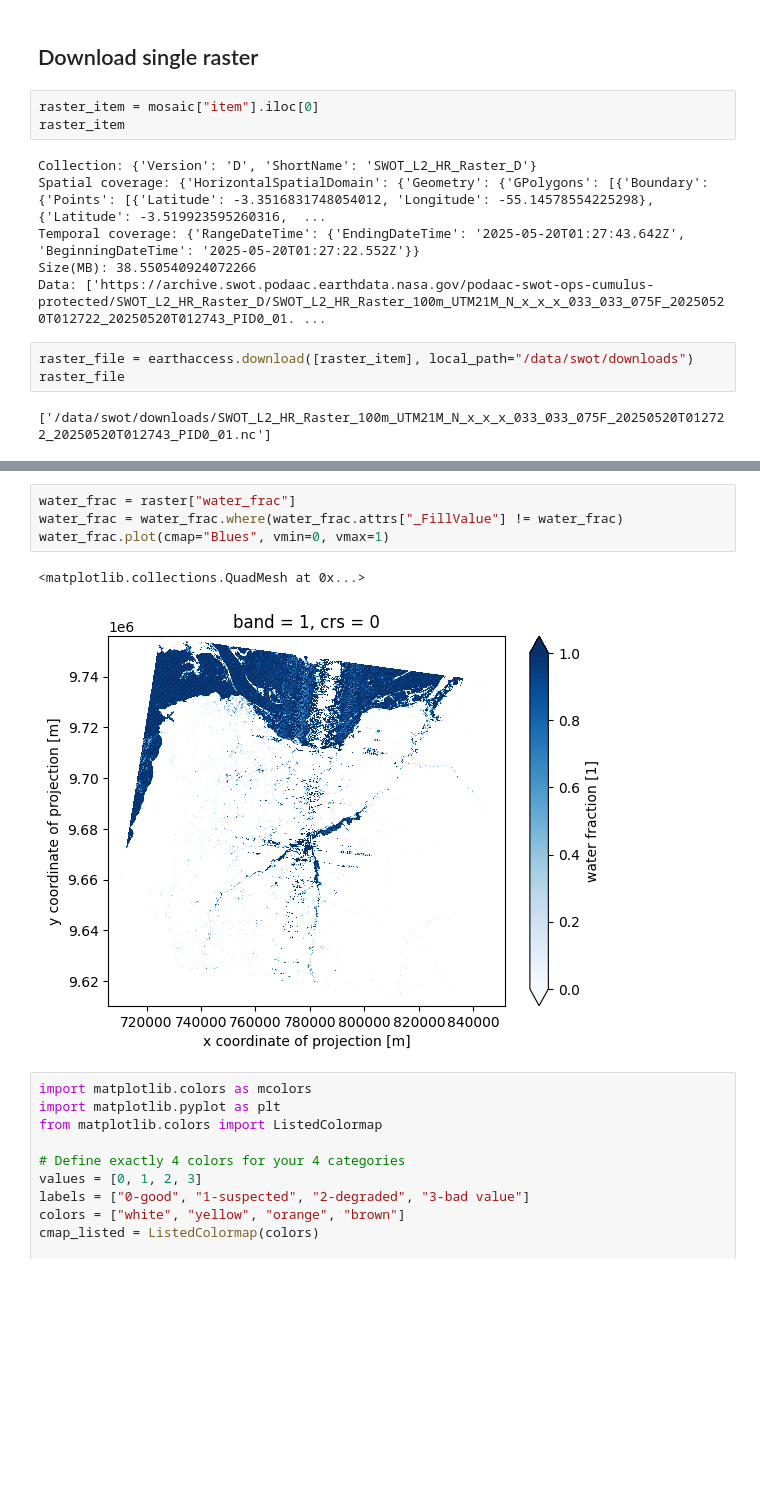
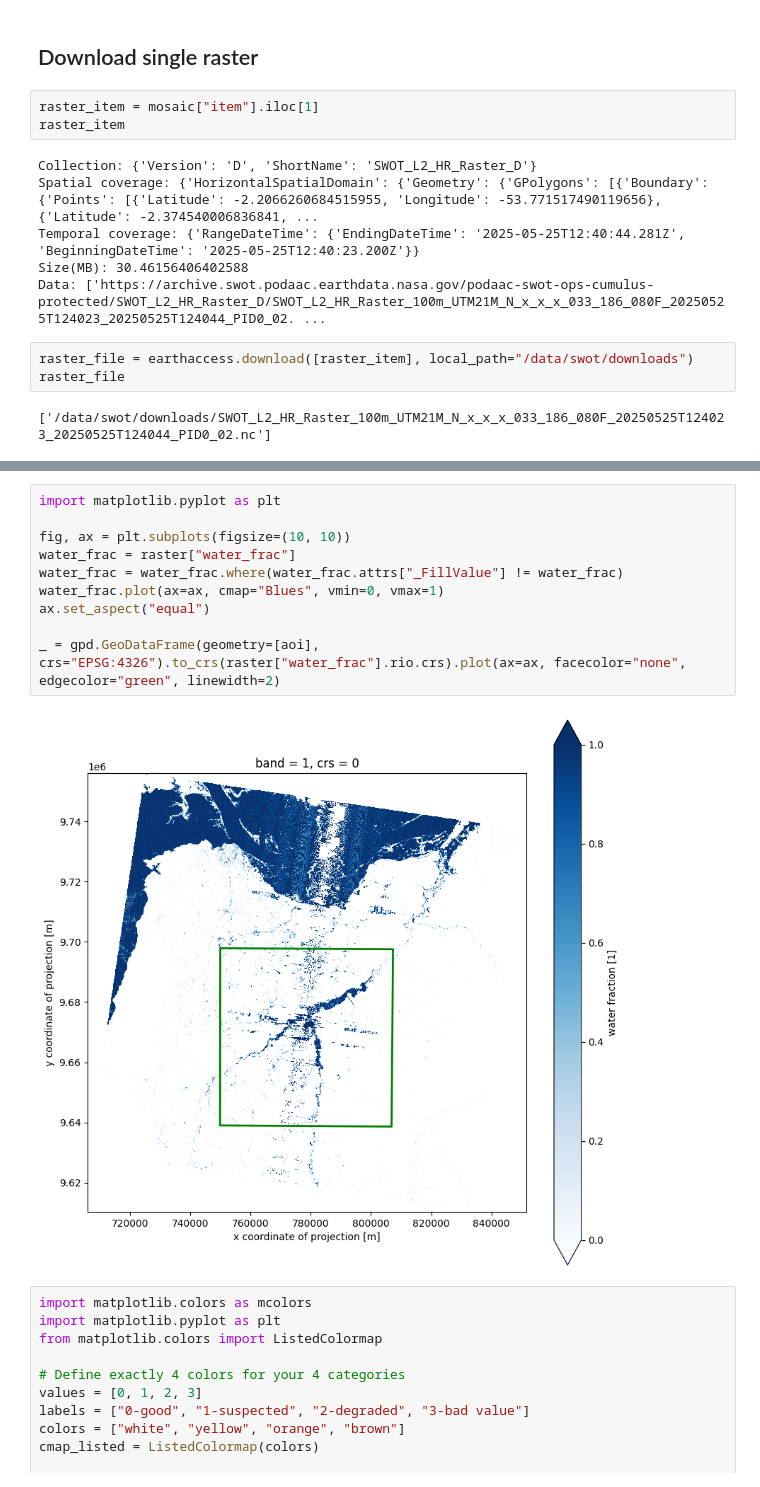
Before and after one commit to cordmaur/swot, a Jupyter notebook: nbs/11-SWOT_Raster_pipeline.ipynb, the cells around one changed output, grey strips where cells are left out. Drawn from its saved outputs; the diff is of its cells as text; blank space fills up the shorter version.

```diff
--- a/nbs/11-SWOT_Raster_pipeline.ipynb
+++ b/nbs/11-SWOT_Raster_pipeline.ipynb
@@ -96,19 +97,19 @@ footprints_df.plot(ax=ax, color="none")
 # %% [markdown]
 ## Download single raster
 # %%
-raster_item = mosaic["item"].iloc[0]
+raster_item = mosaic["item"].iloc[1]
 raster_item
 # %% [output]
 Collection: {'Version': 'D', 'ShortName': 'SWOT_L2_HR_Raster_D'}
-Spatial coverage: {'HorizontalSpatialDomain': {'Geometry': {'GPolygons': [{'Boundary': {'Points': [{'Latitude': -3.3516831748054012, 'Longitude': -55.14578554225298}, {'Latitude': -3.519923595260316,  ...
-Temporal coverage: {'RangeDateTime': {'EndingDateTime': '2025-05-20T01:27:43.642Z', 'BeginningDateTime': '2025-05-20T01:27:22.552Z'}}
-Size(MB): 38.550540924072266
-Data: ['https://archive.swot.podaac.earthdata.nasa.gov/podaac-swot-ops-cumulus-protected/SWOT_L2_HR_Raster_D/SWOT_L2_HR_Raster_100m_UTM21M_N_x_x_x_033_033_075F_20250520T012722_20250520T012743_PID0_01. ...
+Spatial coverage: {'HorizontalSpatialDomain': {'Geometry': {'GPolygons': [{'Boundary': {'Points': [{'Latitude': -2.2066260684515955, 'Longitude': -53.771517490119656}, {'Latitude': -2.374540006836841, ...
+Temporal coverage: {'RangeDateTime': {'EndingDateTime': '2025-05-25T12:40:44.281Z', 'BeginningDateTime': '2025-05-25T12:40:23.200Z'}}
+Size(MB): 30.46156406402588
+Data: ['https://archive.swot.podaac.earthdata.nasa.gov/podaac-swot-ops-cumulus-protected/SWOT_L2_HR_Raster_D/SWOT_L2_HR_Raster_100m_UTM21M_N_x_x_x_033_186_080F_20250525T124023_20250525T124044_PID0_02. ...
 # %%
 raster_file = earthaccess.download([raster_item], local_path="/data/swot/downloads")
 raster_file
 # %% [output]
-['/data/swot/downloads/SWOT_L2_HR_Raster_100m_UTM21M_N_x_x_x_033_033_075F_20250520T012722_20250520T012743_PID0_01.nc']
+['/data/swot/downloads/SWOT_L2_HR_Raster_100m_UTM21M_N_x_x_x_033_186_080F_20250525T124023_20250525T124044_PID0_02.nc']
 # %%
 raster = xrio.open_rasterio(raster_file[0]).squeeze()
 raster
@@ -131,12 +132,17 @@ Data variables: (12/38)
     y_max:                         9755900
     y_min:                         9610400
 # %%
+import matplotlib.pyplot as plt
+
+fig, ax = plt.subplots(figsize=(10, 10))
 water_frac = raster["water_frac"]
 water_frac = water_frac.where(water_frac.attrs["_FillValue"] != water_frac)
-water_frac.plot(cmap="Blues", vmin=0, vmax=1)
+water_frac.plot(ax=ax, cmap="Blues", vmin=0, vmax=1)
+ax.set_aspect("equal")
+
+_ = gpd.GeoDataFrame(geometry=[aoi], crs="EPSG:4326").to_crs(raster["water_frac"].rio.crs).plot(ax=ax, facecolor="none", edgecolor="green", linewidth=2)
 # %% [output]
-<matplotlib.collections.QuadMesh at 0x...>
-[figure, old version]
+[figure, new version]
 # %%
 import matplotlib.colors as mcolors
 import matplotlib.pyplot as plt
```
Also changed, not shown: parts of 39 cells of this notebook, 14 other files.
